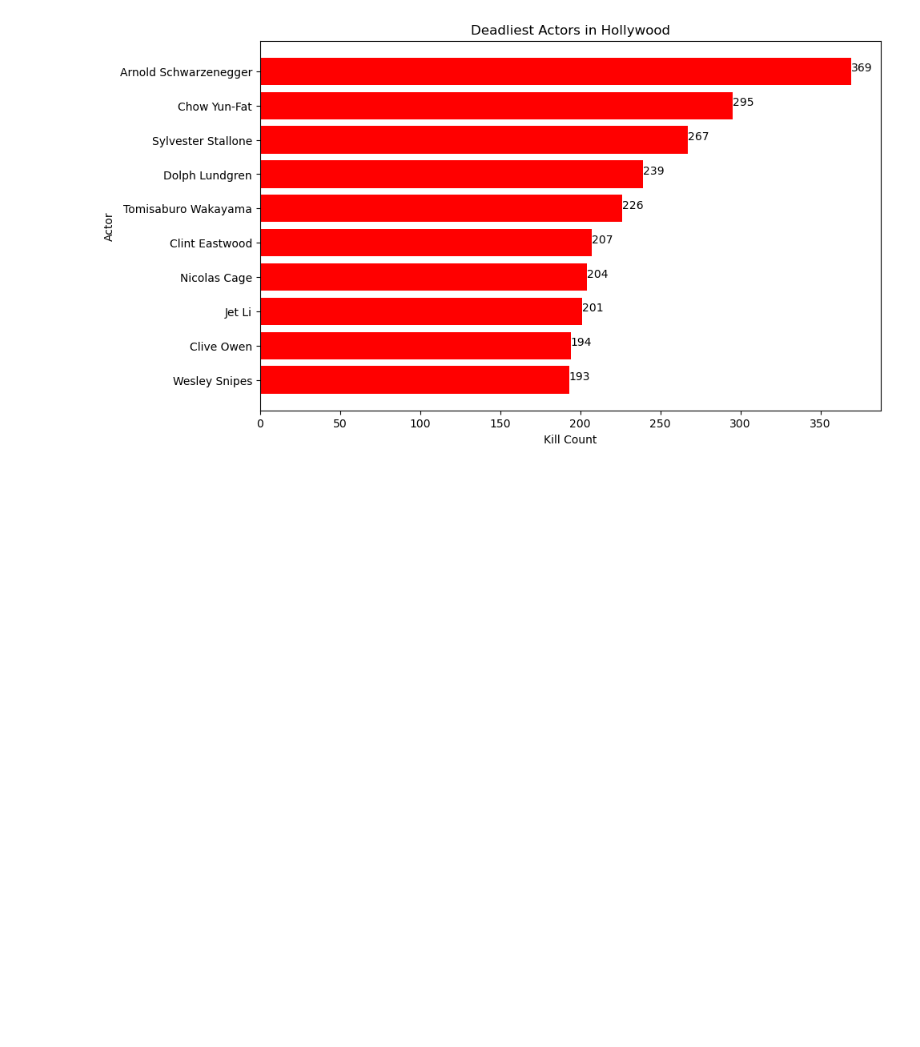
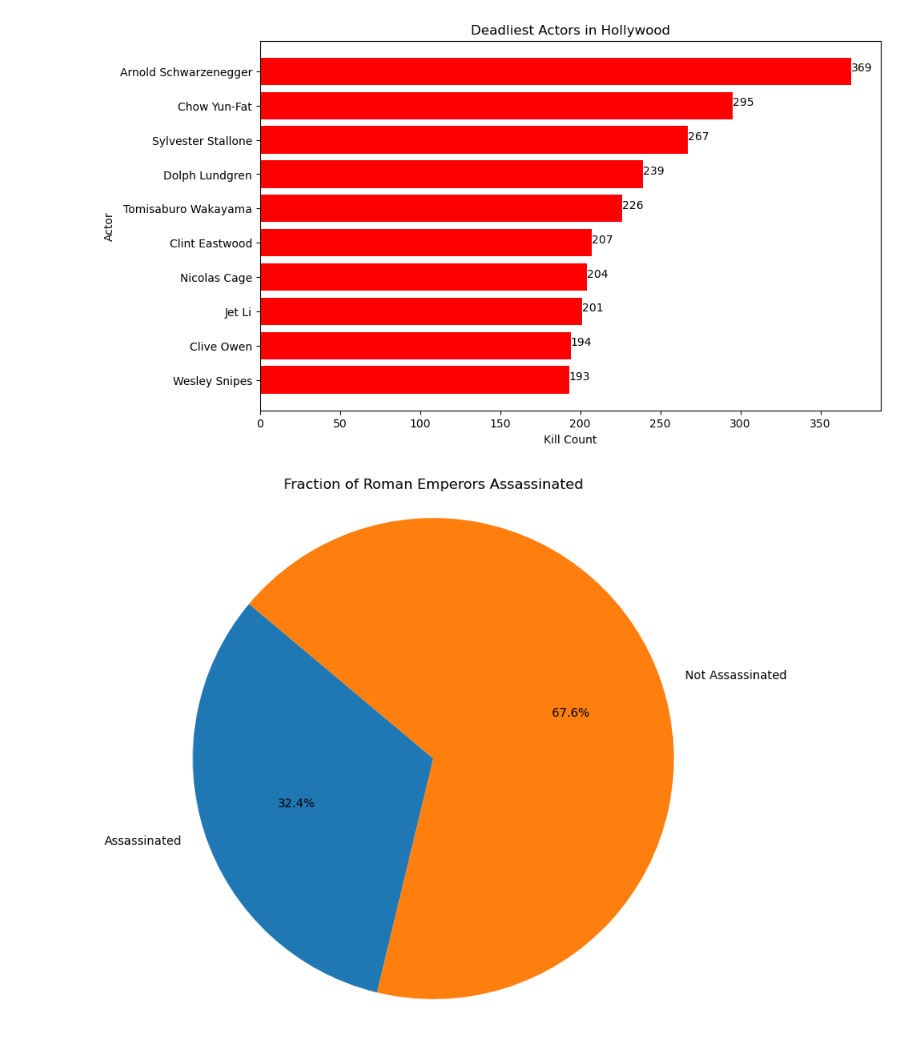
Before and after one commit to RichieG1998/Richie.Thomas.BDAT1004PS3, a Jupyter notebook: Problem Set 3.ipynb, the cells around one changed output. Cells and saved outputs as stored; diff of their text form; code cells hidden in the pictures; blank space fills up the shorter version.

```diff
--- a/Problem Set 3.ipynb
+++ b/Problem Set 3.ipynb
@@ -901,3 +901,29 @@ plt.title('Deadliest Actors in Hollywood')
 plt.show()
 # %% [output]
 [figure]
+# %%
+#Question 9
+import pandas as pd
+import matplotlib.pyplot as plt
+
+# Step 2: Read the data from the CSV file
+data = pd.read_csv("roman-emperor-reigns.csv")
+
+# Step 3: Count the number of emperors who were assassinated
+assassinated_emperors = data[data['Cause_of_Death'] == 'Assassinated']
+num_assassinated = len(assassinated_emperors)
+
+# Step 4: Calculate the fraction of emperors who were assassinated
+total_emperors = len(data)
+fraction_assassinated = num_assassinated / total_emperors
+
+# Step 5: Create a pie chart
+plt.figure(figsize=(8, 8))
+plt.pie([fraction_assassinated, 1 - fraction_assassinated], labels=['Assassinated', 'Not Assassinated'], autopct='%1.1f%%', startangle=140)
+plt.title('Fraction of Roman Emperors Assassinated')
+
+# Show the plot
+plt.axis('equal')  # Ensure the pie chart is an even circle
+plt.show()
+# %% [output]
+[figure, added]
```
Also changed, not shown: 1 other file.
